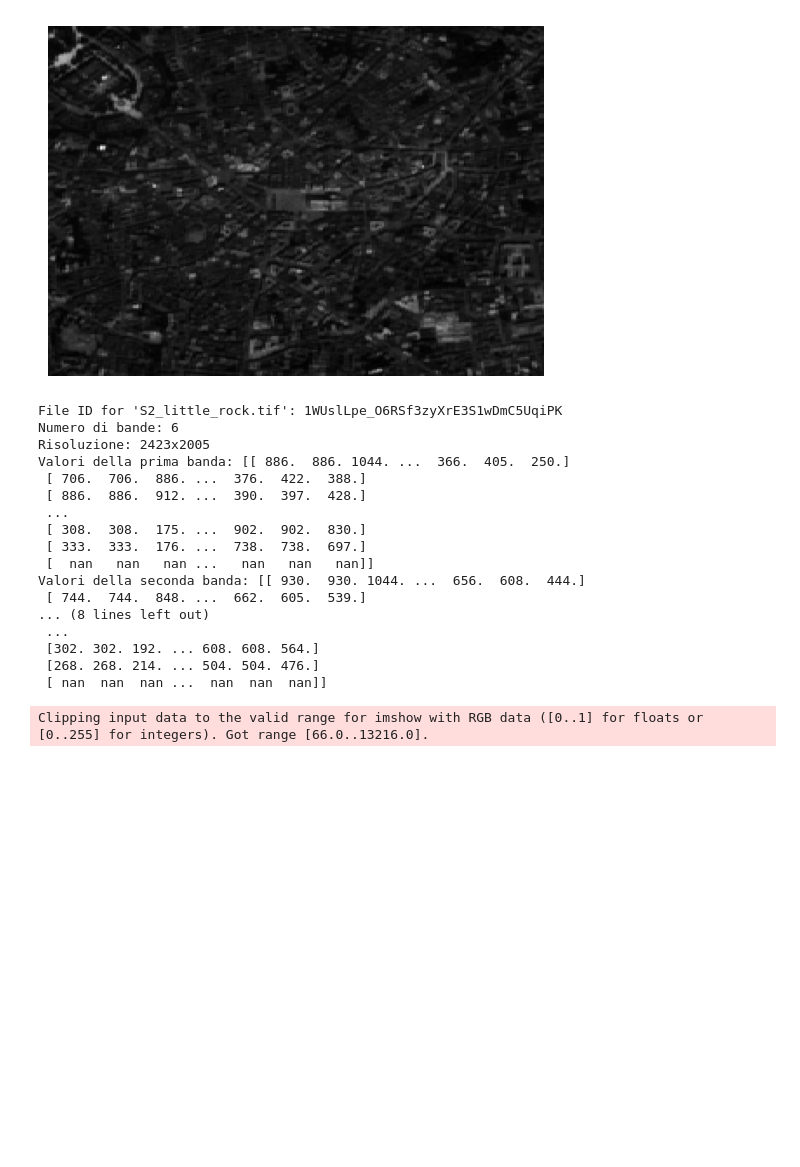
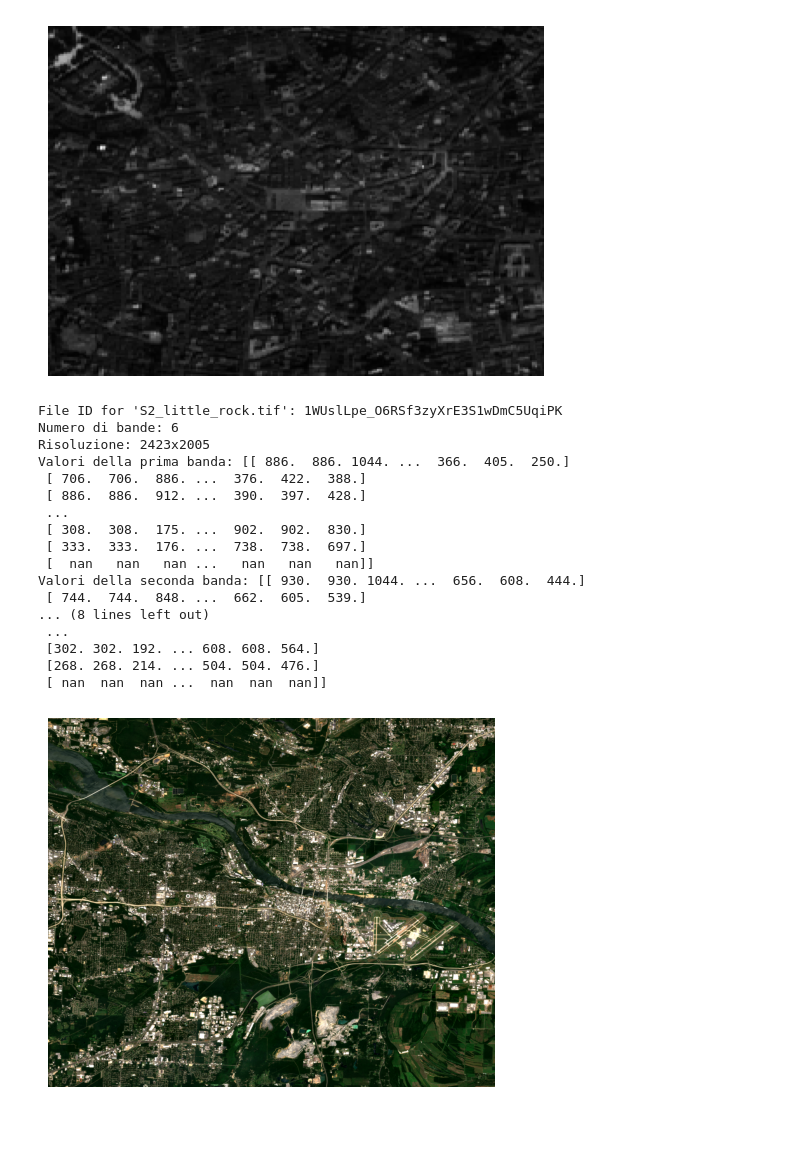
Before and after one commit to Alex01-sudo/Crawler-Geospace-, a Jupyter notebook: Visualize_image.ipynb, the cells around one changed output. Drawn from its saved outputs; the diff is of its cells as text; code cells hidden in the pictures; blank space fills up the shorter version.

```diff
--- a/Visualize_image.ipynb
+++ b/Visualize_image.ipynb
@@ -48,35 +48,34 @@ with rasterio.open(file_tif) as src:
 
     band1 = src.read(3)
     band2 = src.read(2)
     band3 = src.read(1)
 
     rgb_image = np.dstack([band1, band2, band3])
     print(f"Valori della prima banda: {band1}")
     print(f"Valori della seconda banda: {band2}")
     print(f"Valori della terza banda: {band3}")
 
-max_value = np.max(rgb_image)
-min_value = np.min(rgb_image)
-plt.imshow(rgb_image-min_value / (max_value - min_value))
+p_min, p_max = np.nanpercentile(rgb_image, (2, 98))
+rgb_normalizzata = np.clip((rgb_image - p_min) / (p_max - p_min), 0, 1)
+plt.imshow(rgb_normalizzata)
 plt.axis('off')
 plt.show()
 # %% [output]
 File ID for 'S2_little_rock.tif': 1WUslLpe_O6RSf3zyXrE3S1wDmC5UqiPK
 Numero di bande: 6
 Risoluzione: 2423x2005
 Valori della prima banda: [[ 886.  886. 1044. ...  366.  405.  250.]
  [ 706.  706.  886. ...  376.  422.  388.]
  [ 886.  886.  912. ...  390.  397.  428.]
  ...
  [ 308.  308.  175. ...  902.  902.  830.]
  [ 333.  333.  176. ...  738.  738.  697.]
  [  nan   nan   nan ...   nan   nan   nan]]
 Valori della seconda banda: [[ 930.  930. 1044. ...  656.  608.  444.]
  [ 744.  744.  848. ...  662.  605.  539.]
 ... (8 lines left out)
  ...
  [302. 302. 192. ... 608. 608. 564.]
  [268. 268. 214. ... 504. 504. 476.]
  [ nan  nan  nan ...  nan  nan  nan]]
-Clipping input data to the valid range for imshow with RGB data ([0..1] for floats or [0..255] for integers). Got range [66.0..13216.0].
-[figure, old version]
+[figure, new version]
```
Also changed, not shown: 4 other files.
